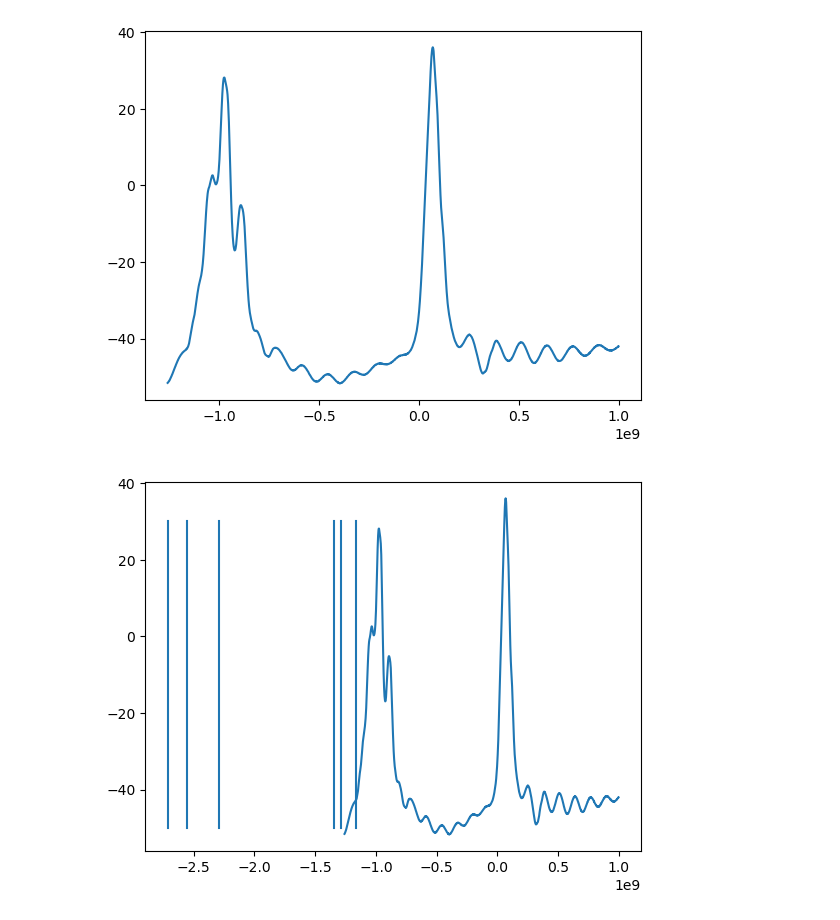
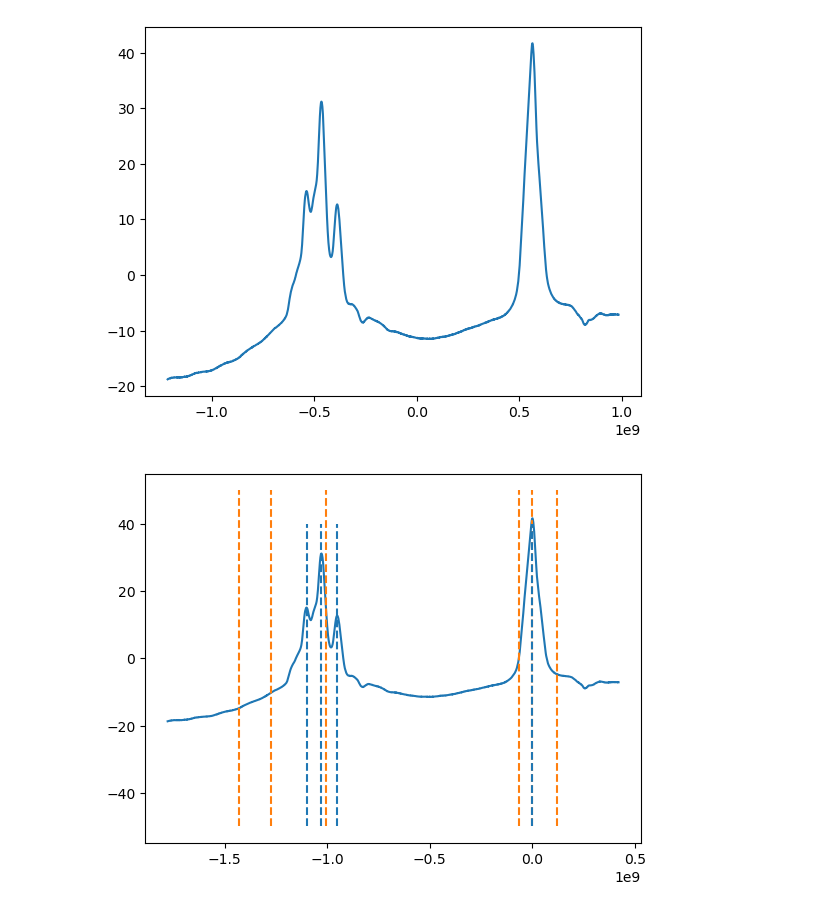
Before and after one commit to LaraTatli18/doppler-free-laser-spectroscopy, a Jupyter notebook: analyse_data.ipynb, the cells around one changed output. Saved outputs shown, nothing was run; the diff lists cells and outputs as text; code cells hidden in the pictures.

Commit message:
used peak finder to find energy levels and compared with literature

```diff
--- a/analyse_data.ipynb
+++ b/analyse_data.ipynb
@@ -9,8 +10,8 @@ from uncertainties import ufloat
 from uncertainties.unumpy import uarray
 # %%
 #file locations
-CALIBRATION_DIR = "Data\calibration_data_29_11_2\\"
-SPECTRUM_DIR = "Data\spectrum_data_29_11_2\\"
+CALIBRATION_DIR = "Data\calibration_data_28_11\\"
+SPECTRUM_DIR = "Data\spectrum_data_28_11\\"
 
 #measurement info
 N_MEASUREMENTS = 100
@@ -300,15 +301,33 @@ plt.show()
 plt.plot(unp.nominal_values(d(st)),sv)
 plt.show()
 # %% [output]
-[figure, old version]
+[figure, new version]
 # %%
 lines=(np.array([-1.1647,-1.2853,-1.3487,-2.2909,-2.5578,-2.7148]))*10**(9)
 
+fre=unp.nominal_values(d(st))
+
+peaks,_=find_peaks(sv,12)
+
+
+
+mylines=np.sort(fre[peaks])
+
+fre-=mylines[-1]
+lines-= np.sort(lines)[-2]
+mylines-=mylines[-1]
+
+
+plt.plot(fre,sv)
+
 for line in lines:
-    plt.plot([line,line],[-50,30],color='C0')
+    plt.plot([line,line],[-50,50],color='C1',linestyle='--')
 
-plt.plot(unp.nominal_values(d(st)),sv)
+for line in mylines:
+    plt.plot([line,line],[-50,40],color='C0',linestyle='--')
 
-plt.show()
+
+
+plt.savefig("28_11")
 # %% [output]
-[figure, old version]
+[figure, new version]
```
Also changed, not shown: parts of 13 cells of this notebook, 3 other files.
